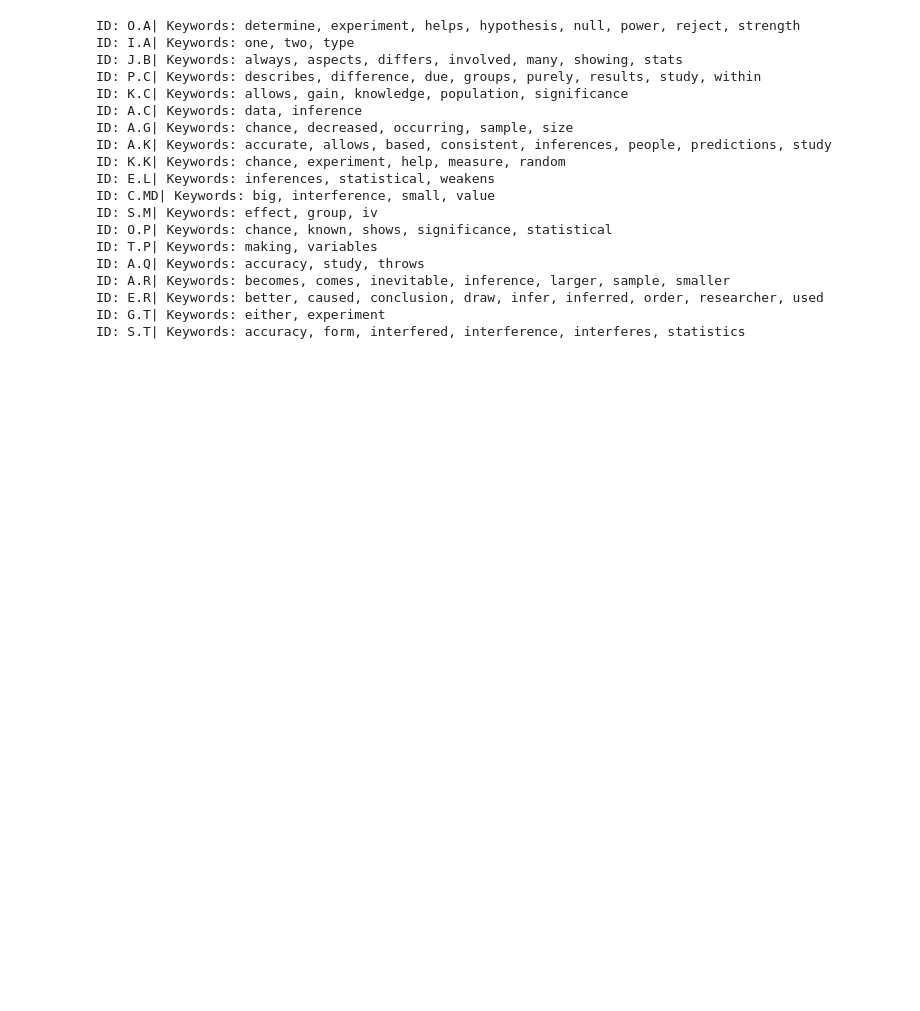
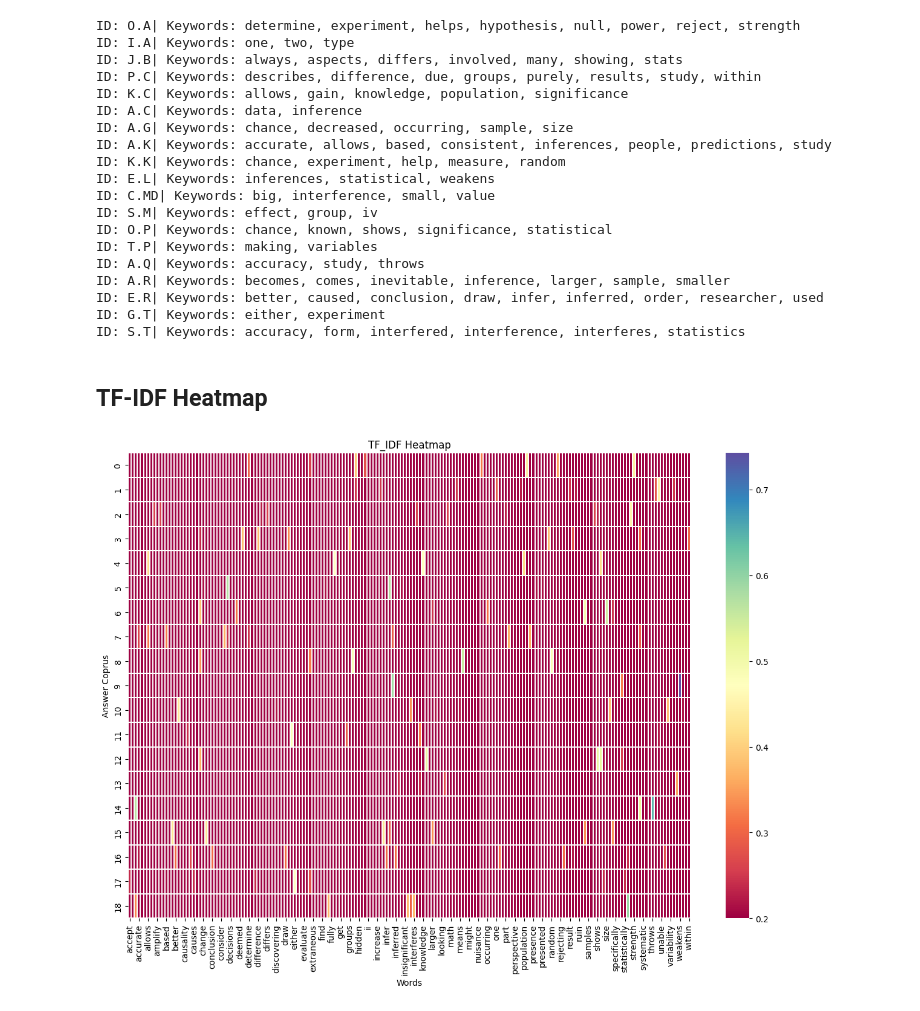
Before and after one commit to IsaiasPrez1003/TF-IDF-Stats-Topic-Modeling, a Jupyter notebook: TF-IDF scripts/TM_Q1.ipynb, the cells around one changed output. Drawn from its saved outputs; the diff is of its cells as text; code cells hidden in the pictures; blank space fills up the shorter version.

Commit message:
Delated seperate heatmap notebook and completed heatmap within TM_Q1 notebook.

```diff
--- a/TF-IDF scripts/TM_Q1.ipynb
+++ b/TF-IDF scripts/TM_Q1.ipynb
@@ -141,7 +141,7 @@ from sklearn.cluster import KMeans
 # TfidVectorizer is derived from sklearn and comes with adjustable parameters. We do this to then later pass our cleaned data through a function with the parameters.
 vectorizer = TfidfVectorizer(
                                 lowercase = True,      # tells the function to lowercase our data.
-                                max_features = 300,    # how many words we wish to account for.
+                                max_features = None,    # how many words we wish to account for. We set to noe to account for the whole document.
                                 max_df = .75,          # a percentage that tells the fucntion to ignore words that occur 75% of the time in the text.
                                 min_df = 1,            # integer set low to accommdate the small dataset being used. Traditionally will be used to ignore words that do not occur more than n amount of times in a body of text.
                                 ngram_range = (1,1),  # has to do with bigrams & trigrams. Futher disucssion covered in citation of functions.
@@ -365,3 +365,35 @@ ID: A.R| Keywords: becomes, comes, inevitable, inference, larger, sample, smalle
 ID: E.R| Keywords: better, caused, conclusion, draw, infer, inferred, order, researcher, used
 ID: G.T| Keywords: either, experiment
 ID: S.T| Keywords: accuracy, form, interfered, interference, interferes, statistics
+# %% [markdown]
+## TF-IDF Heatmap
+# %%
+import pandas as pd
+
+vectors_Q1_df = pd.DataFrame(vectors_Q1.toarray(),
+                             columns = vectorizer.get_feature_names_out())
+# %%
+import seaborn as sns
+import matplotlib.pyplot as plt
+
+
+plt.figure(figsize = (15, 10))
+
+vmin = .20
+
+sns.heatmap(vectors_Q1_df,
+            vmin = vmin,
+            annot = False,
+            cmap = "Spectral",
+            linewidths = .05
+                 )
+
+plt.title("TF_IDF Heatmap")
+
+plt.xlabel('Words')
+
+plt.ylabel("Answer Coprus")
+
+plt.show()
+# %% [output]
+[figure, added]
```
Also changed, not shown: 1 other file.
